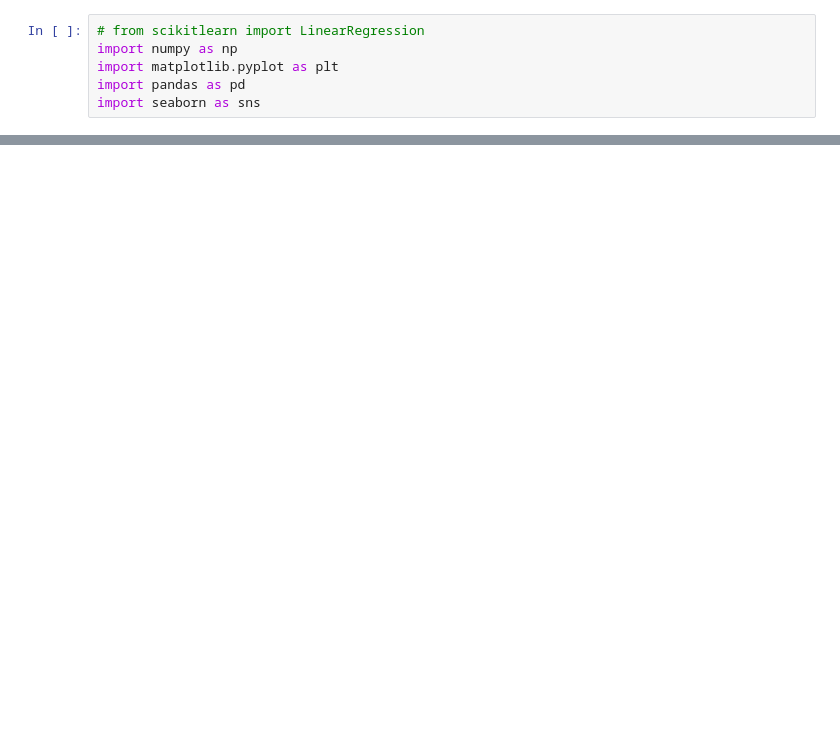
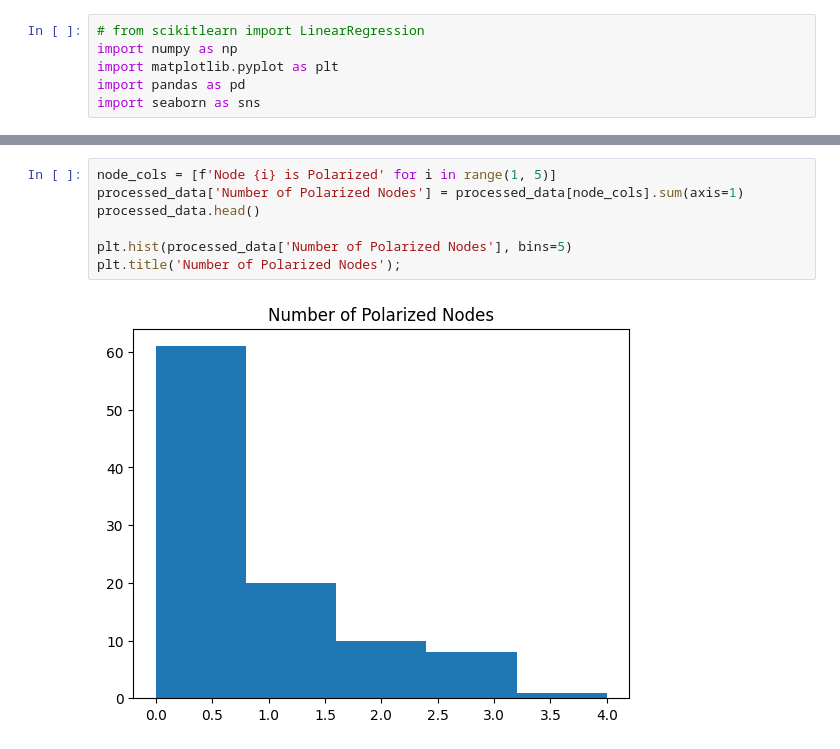
Before and after one commit to bozunhuang/PIP-polarization-simulation, a Jupyter notebook: data_analysis/model.ipynb, the cells around one changed output, grey strips where cells are left out. Drawn from its saved outputs; the diff is of its cells as text; blank space fills up the shorter version.

```diff
--- a/data_analysis/model.ipynb
+++ b/data_analysis/model.ipynb
@@ -45,3 +69,12 @@ plt.title("Total number of polarizations on each node (100 runs, same params)");
+# %%
+node_cols = [f'Node {i} is Polarized' for i in range(1, 5)]
+processed_data['Number of Polarized Nodes'] = processed_data[node_cols].sum(axis=1)
+processed_data.head()
+
+plt.hist(processed_data['Number of Polarized Nodes'], bins=5)
+plt.title('Number of Polarized Nodes');
+# %% [output]
+[figure, added]
 # %%
 constant_columns = ["Timestep", "Patch Length", "dPIP", "alphaEnzyme", "k_mkcat", "k_mKm", "p_mkcat", "p_mKm"]
 corr_matrix = mpft1.drop(columns=constant_columns).corr()
```
Also changed, not shown: parts of 11 cells of this notebook, 4 other files.
